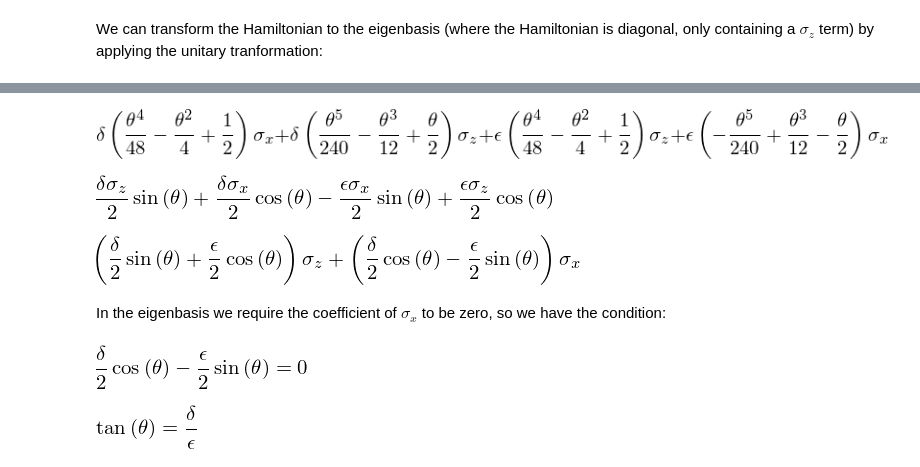
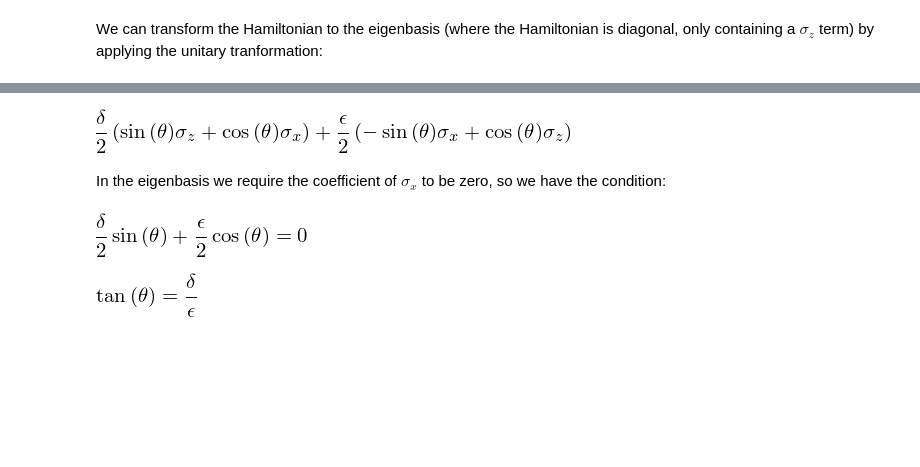
Before and after one commit to jrjohansson/sympsi-notebooks, a Jupyter notebook: sympy-quantum-pauli-transformations.ipynb, the cells around one changed output, grey strips where cells are left out. Saved outputs shown, nothing was run; the diff lists cells and outputs as text; code cells hidden in the pictures; blank space fills up the shorter version.

```diff
--- a/sympy-quantum-pauli-transformations.ipynb
+++ b/sympy-quantum-pauli-transformations.ipynb
@@ -43,24 +51,9 @@ H1
-# %%
-H2 = collect(H1.expand(), [(delta/2) * sx, eps * sx, delta * sz, eps * sz])
-
-H2
-# %% [output]
-[figure, removed]
-# %%
-H3 = H2.subs({
-    (cos(theta)/2).series(n=n).removeO(): (cos(theta)/2),
-    (sin(theta)/2).series(n=n).removeO(): (sin(theta)/2),
-})
-
-H3
-# %% [output]
-[figure, removed]
 # %%
-H4 = collect(H3, (sx, sz))
+H4 = collect(H1, (sx, sz))
 
 H4
 # %% [output]
-[figure, old version]
+[figure, new version]
 # %% [markdown]
 In the eigenbasis we require the coefficient of $\sigma_x$ to be zero, so we have the condition:
 # %%
@@ -68,7 +61,7 @@ c, o = split_coeff_operator(H4.args[1])
 
 Eq(c, 0)
 # %% [output]
-[figure, old version]
+[figure, new version]
 # %%
 Eq(tan(theta), delta/eps)
 # %% [output]
```
Also changed, not shown: parts of 4 cells of this notebook, 6 other files.
